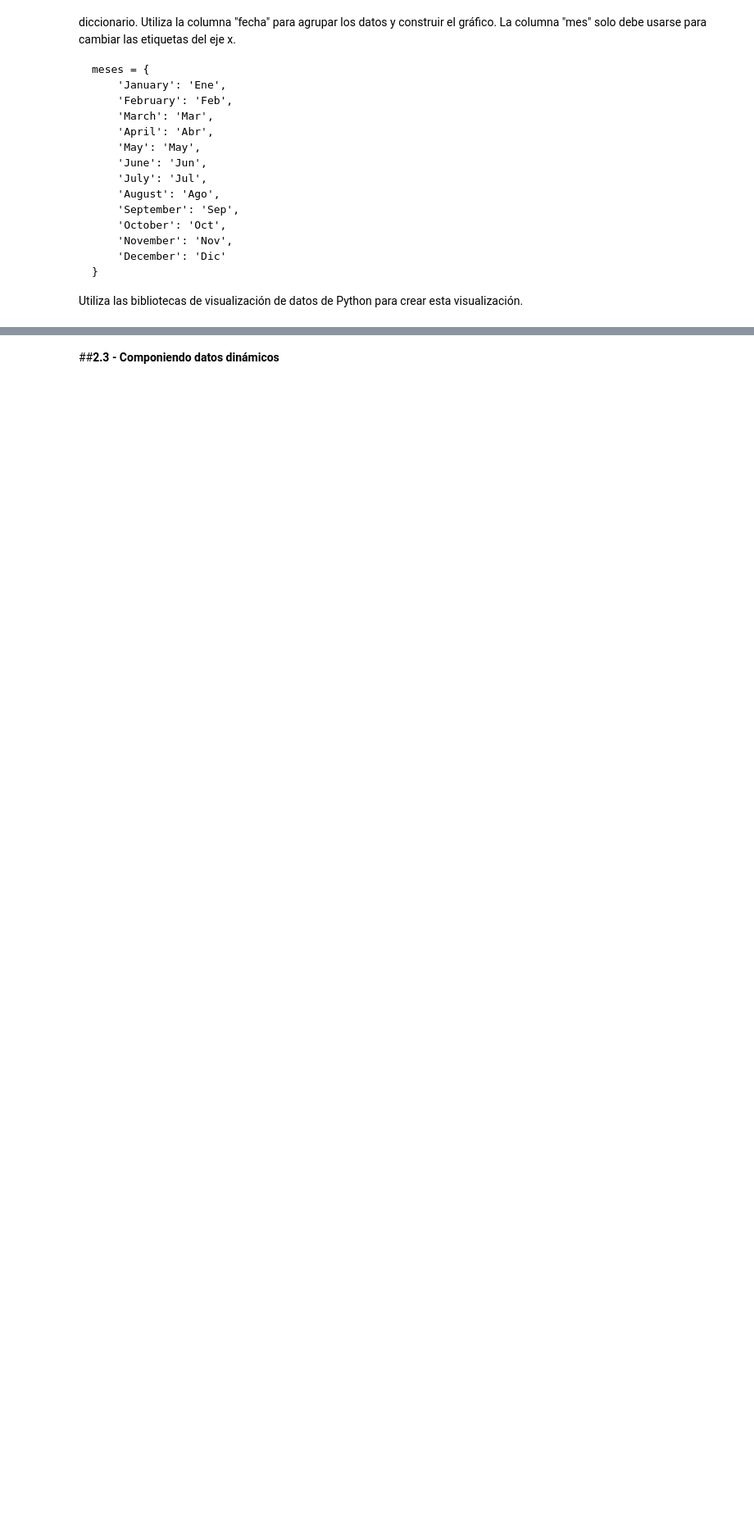
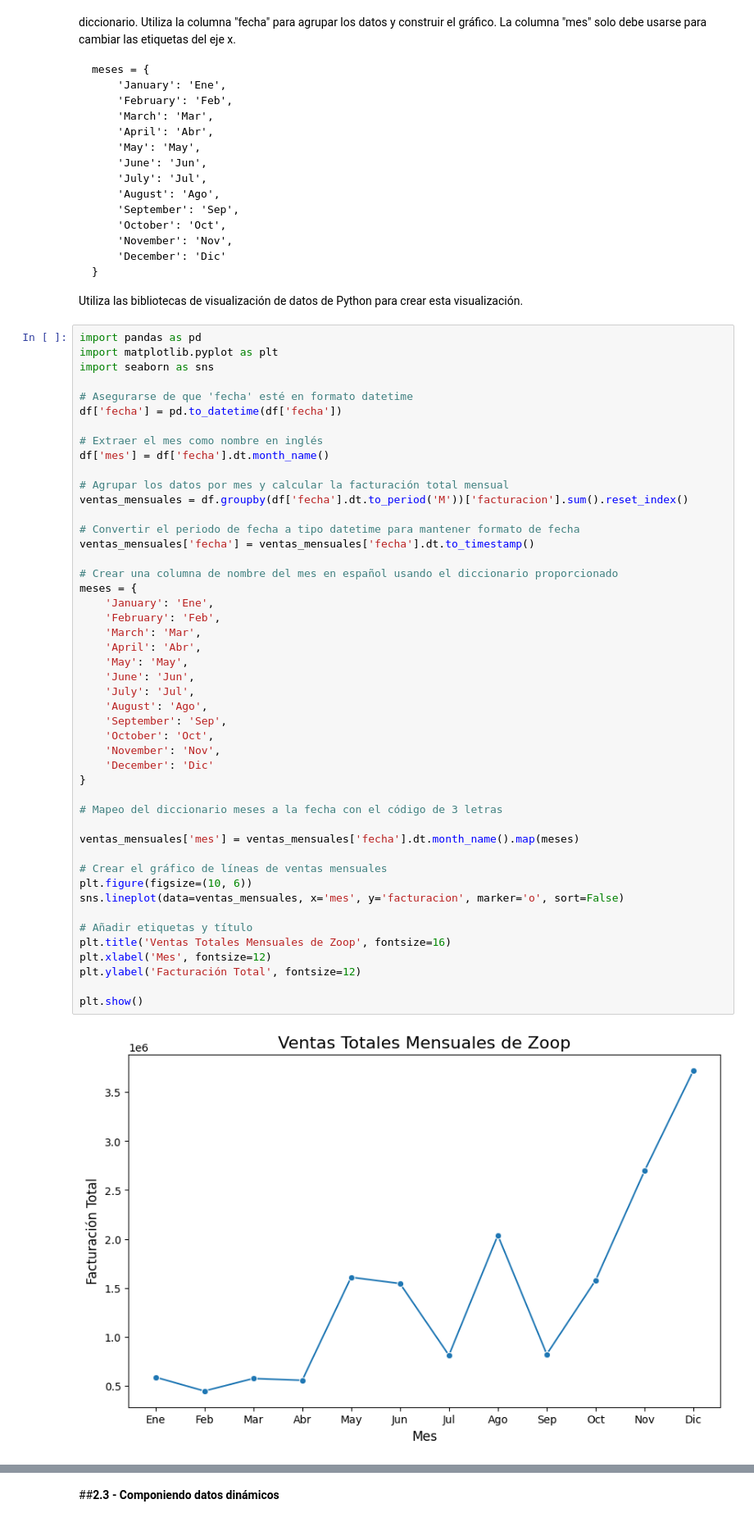
Before and after one commit to evs-11/IA_aplicada_a-_la_ciencia_de_datos, a Jupyter notebook: IA_aplicada_a_ciencia_de_datos.ipynb, the cells around one changed output, grey strips where cells are left out. Shown at 82% size. Saved outputs shown, nothing was run; the diff lists cells and outputs as text; blank space fills up the shorter version.

```diff
--- a/IA_aplicada_a_ciencia_de_datos.ipynb
+++ b/IA_aplicada_a_ciencia_de_datos.ipynb
@@ -604,6 +664,55 @@ meses = {
 
 
 Utiliza las bibliotecas de visualización de datos de Python para crear esta visualización.
+# %%
+import pandas as pd
+import matplotlib.pyplot as plt
+import seaborn as sns
+
+# Asegurarse de que 'fecha' esté en formato datetime
+df['fecha'] = pd.to_datetime(df['fecha'])
+
+# Extraer el mes como nombre en inglés
+df['mes'] = df['fecha'].dt.month_name()
+
+# Agrupar los datos por mes y calcular la facturación total mensual
+ventas_mensuales = df.groupby(df['fecha'].dt.to_period('M'))['facturacion'].sum().reset_index()
+
+# Convertir el periodo de fecha a tipo datetime para mantener formato de fecha
+ventas_mensuales['fecha'] = ventas_mensuales['fecha'].dt.to_timestamp()
+
+# Crear una columna de nombre del mes en español usando el diccionario proporcionado
+meses = {
+    'January': 'Ene',
+    'February': 'Feb',
+    'March': 'Mar',
+    'April': 'Abr',
+    'May': 'May',
+    'June': 'Jun',
+    'July': 'Jul',
+    'August': 'Ago',
+    'September': 'Sep',
+    'October': 'Oct',
+    'November': 'Nov',
+    'December': 'Dic'
+}
+
+# Mapeo del diccionario meses a la fecha con el código de 3 letras
+
+ventas_mensuales['mes'] = ventas_mensuales['fecha'].dt.month_name().map(meses)
+
+# Crear el gráfico de líneas de ventas mensuales
+plt.figure(figsize=(10, 6))
+sns.lineplot(data=ventas_mensuales, x='mes', y='facturacion', marker='o', sort=False)
+
+# Añadir etiquetas y título
+plt.title('Ventas Totales Mensuales de Zoop', fontsize=16)
+plt.xlabel('Mes', fontsize=12)
+plt.ylabel('Facturación Total', fontsize=12)
+
+plt.show()
+# %% [output]
+[figure, added]
 # %% [markdown]
 <font color="7b71ff" size=4> Comentarios: </font>
 
```
Also changed, not shown: parts of 24 cells of this notebook.
